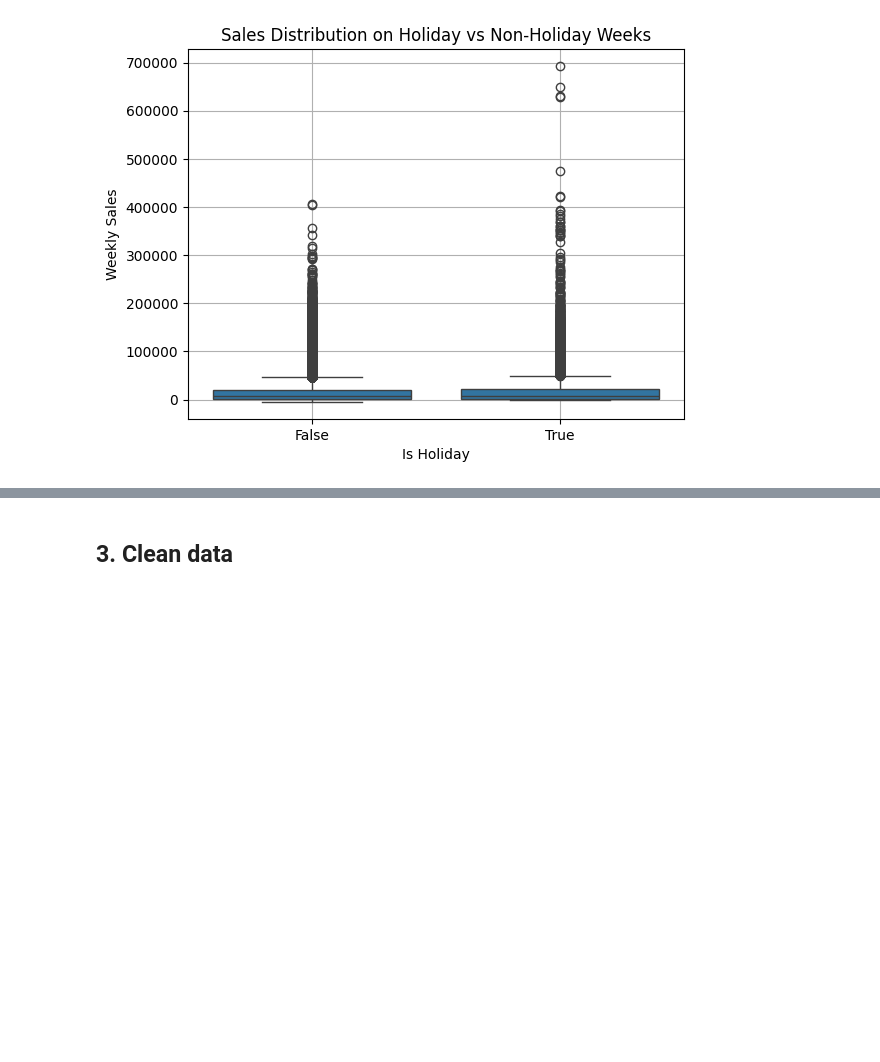
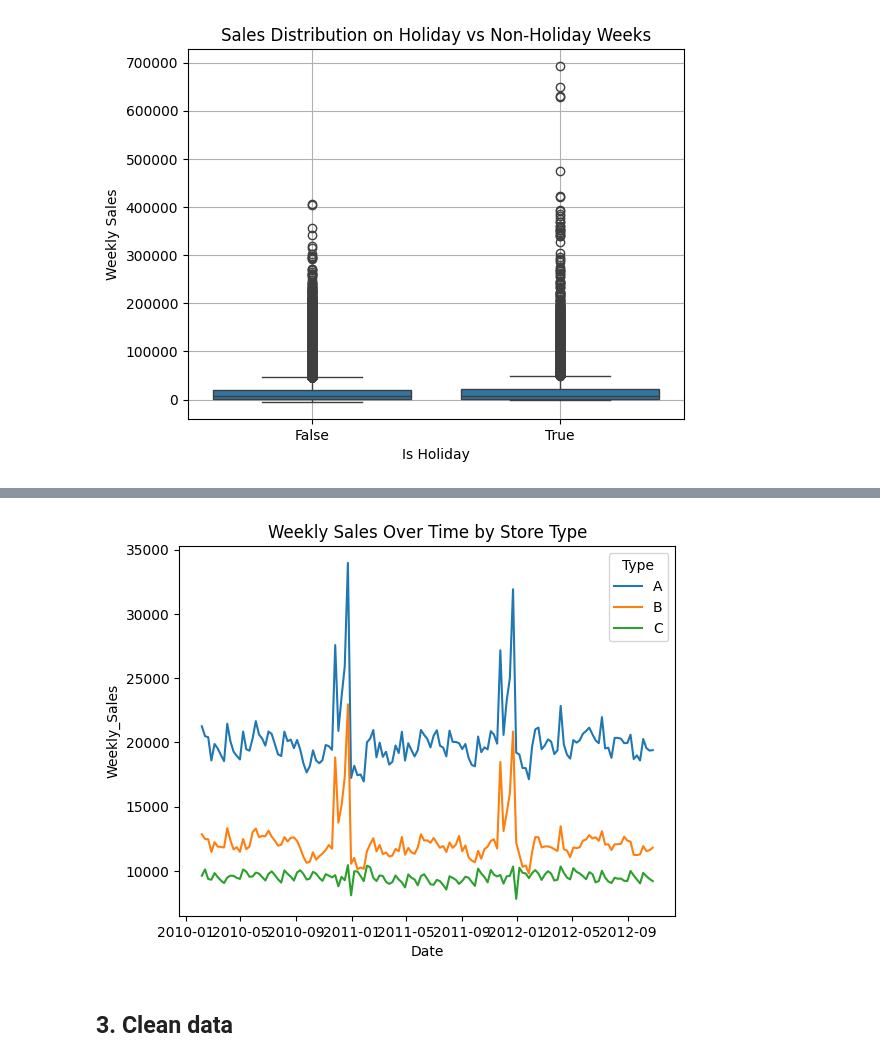
Before and after one commit to wyan170/Phase2_project, a Jupyter notebook: data-science/1. Analysis and Preprocessing/part1-submission.ipynb, the cells around one changed output, grey strips where cells are left out. Saved outputs shown, nothing was run; the diff lists cells and outputs as text; code cells hidden in the pictures; blank space fills up the shorter version.

```diff
--- a/data-science/1. Analysis and Preprocessing/part1-submission.ipynb
+++ b/data-science/1. Analysis and Preprocessing/part1-submission.ipynb
@@ -326,2 +337,11 @@ plt.show()
+# %%
+df["Date"] = pd.to_datetime(df["Date"])
+df_grouped = df.groupby(["Date", "Type"])["Weekly_Sales"].mean().reset_index()
+
+sns.lineplot(data=df_grouped, x="Date", y="Weekly_Sales", hue="Type")
+plt.title("Weekly Sales Over Time by Store Type")
+plt.show()
+# %% [output]
+[figure, added]
 # %% [markdown]
 ## 3. Clean data
```
Also changed, not shown: parts of 7 cells of this notebook.
